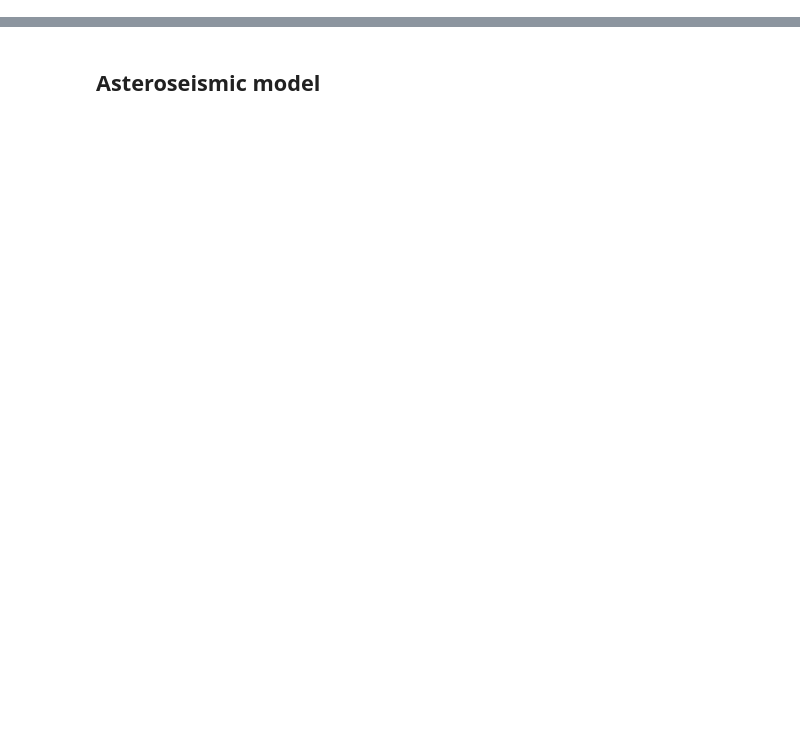
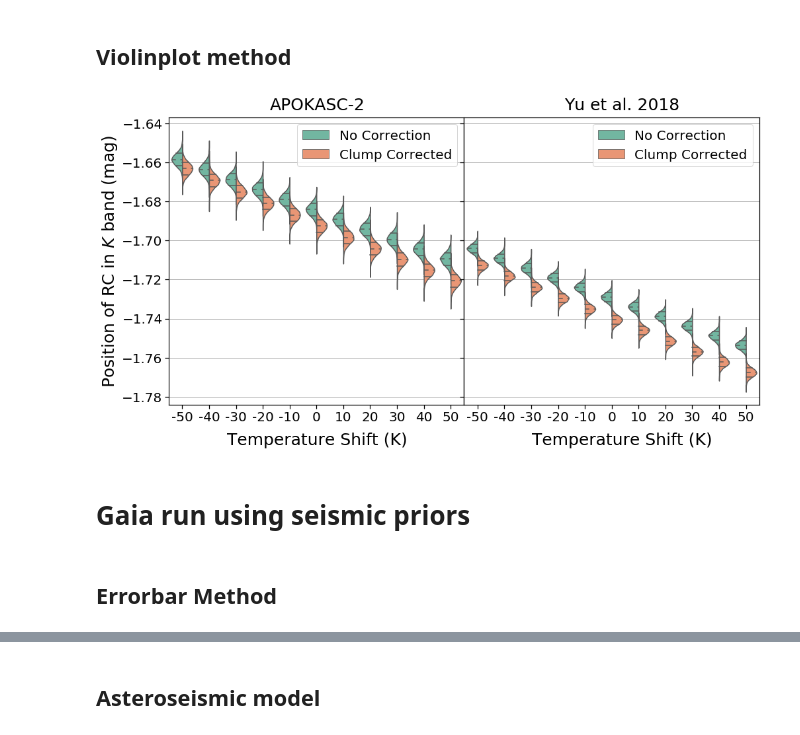
Before and after one commit to ojhall94/GAIA, a Jupyter notebook: Scripts/talk_plots.ipynb, the cells around one changed output, grey strips where cells are left out. Cells and saved outputs as stored; diff of their text form; code cells hidden in the pictures; blank space fills up the shorter version.

```diff
--- a/Scripts/talk_plots.ipynb
+++ b/Scripts/talk_plots.ipynb
@@ -14,0 +103,2 @@ matplotlib.rc('axes',labelsize=20)
+# %% [markdown]
+## Violinplot method
@@ -14,0 +130,42 @@ matplotlib.rc('axes',labelsize=20)
+# %%
+mls = ['K_tempscale', 'APOKASC_K_tempscale']
+kind = 'astero'
+bands = ['K', 'GAIA']
+cnc = 'noCorrection'
+crc = 'Clump'
+yukmusic = read_music(mls[0], kind, bands[0], cnc, crc)
+apokmusic = read_music(mls[1], kind, bands[0], cnc, crc)
+# %%
+fig = plt.figure(figsize=(16, 8))
+gs0 = gridspec.GridSpec(1, 2, figure=fig,wspace=0.)
+ax1 = plt.subplot(gs0[:, :1])
+ax2 = plt.subplot(gs0[:, 1:],sharey=ax1)
+plt.setp(ax2.get_yticklabels(), visible=False)
+
+ax1.grid()
+ax1.set_axisbelow(True)
+ax2.grid()
+ax2.set_axisbelow(True)
+
+sns.violinplot(apokmusic.tempscales.astype(int).values, apokmusic.chains.values, hue=apokmusic.ncrc.values,
+                    palette='Set2',split=True, inner='quartile', ax = ax1)
+
+sns.violinplot(yukmusic.tempscales.astype(int).values, yukmusic.chains.values, hue=yukmusic.ncrc.values,
+                palette='Set2',split=True, inner='quartile', ax = ax2)
+
+ax1.set_ylabel(r'Position of RC in $K$ band (mag)', fontsize=25)
+fig.text(0.72, 0.9, r'Yu et al. 2018', ha='center', fontsize=25)
+fig.text(0.32, 0.9, r"APOKASC-2", ha='center', fontsize=25)
+
+fig.text(0.32, 0.02, r'Temperature Shift (K)', ha='center', fontsize=25)
+fig.text(0.72, 0.02, r'Temperature Shift (K)', ha='center', fontsize=25)
+
+ax1.legend(loc='upper right', fontsize='20')
+ax2.legend(loc='upper right', fontsize='20')
+plt.show()
+# %% [output]
+[figure, added]
+# %% [markdown]
+# Gaia run using seismic priors
+# %% [markdown]
+## Errorbar Method
```
Also changed, not shown: parts of 29 cells of this notebook, 6 other files.
